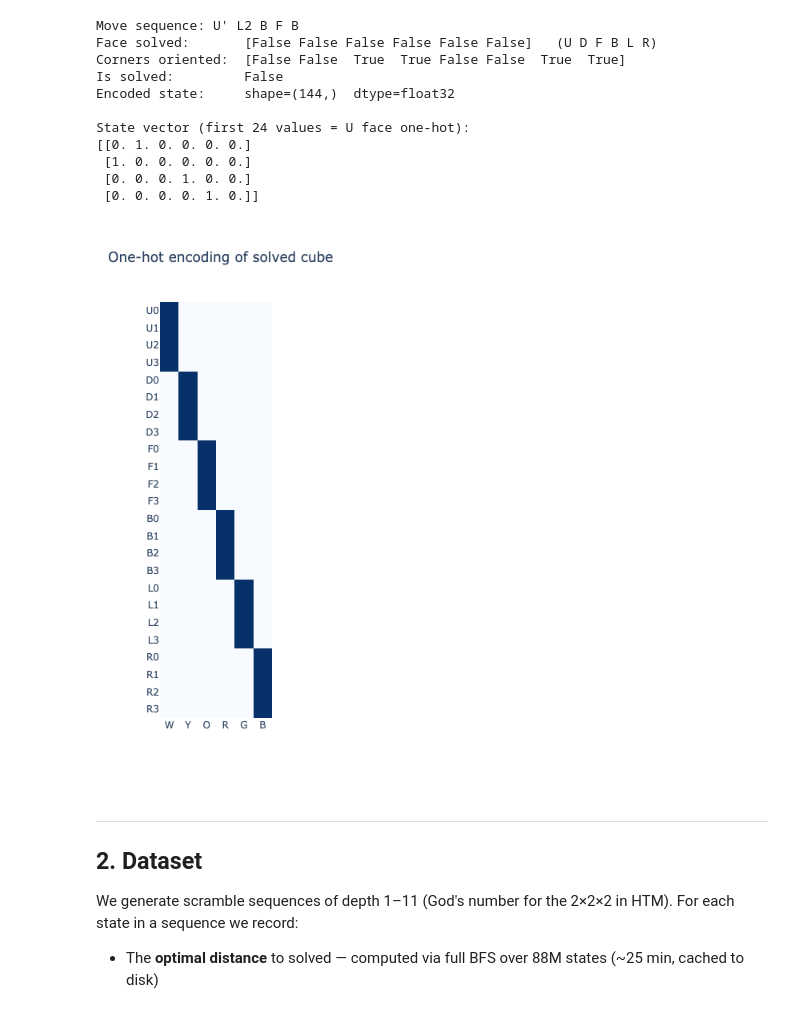
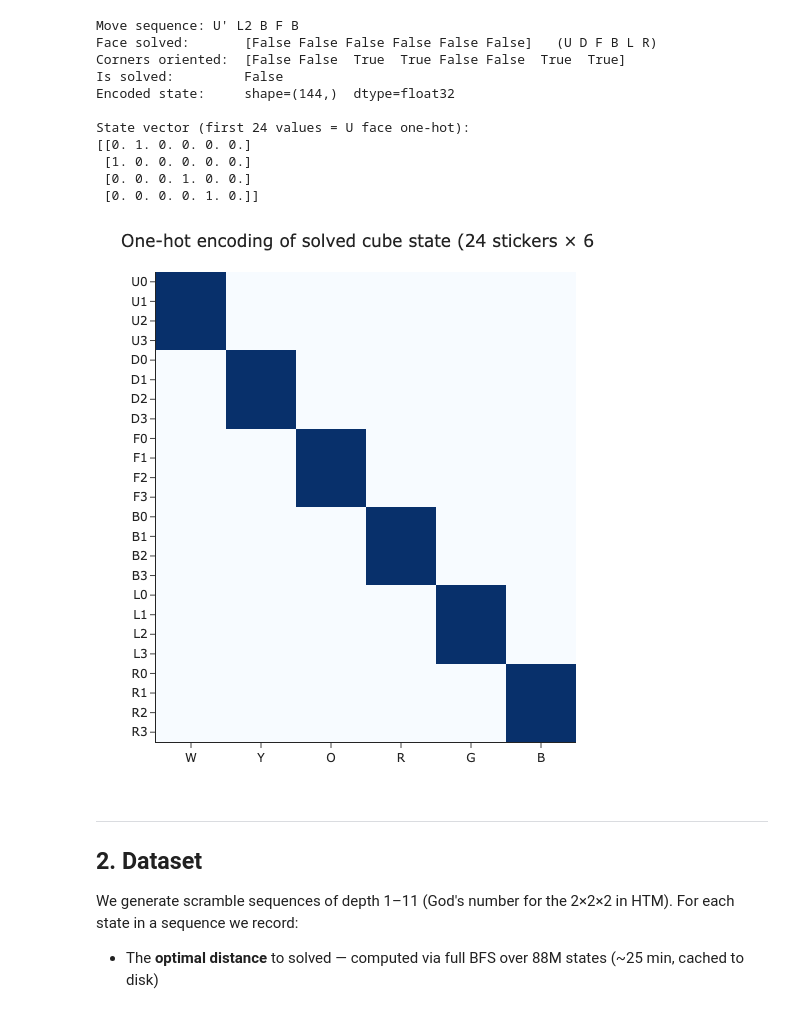
Before and after one commit to cole-mcguire/cube-interpretability, a Jupyter notebook: walkthrough.ipynb, the cells around one changed output. Saved outputs shown, nothing was run; the diff lists cells and outputs as text; code cells hidden in the pictures.

Commit message:
Improve notebook plot styling: white template, consistent sizing, better margins

```diff
--- a/walkthrough.ipynb
+++ b/walkthrough.ipynb
@@ -34,8 +34,9 @@ from cube import Cube, MOVE_NAMES, NUM_MOVES, STATE_DIM
 from dataset import load_split
 from model import load_model
 
-# Render Plotly as static PNG so figures display on GitHub
+# Static PNG for GitHub rendering; clean white template
 pio.renderers.default = "png"
+pio.templates.default = "simple_white"
 
 device = torch.device('mps') if torch.backends.mps.is_available() else \
          torch.device('cuda') if torch.cuda.is_available() else \
@@ -78,23 +79,24 @@ State vector (first 24 values = U face one-hot):
 # %%
 # Visualise the one-hot structure for the solved cube
 solved_enc = Cube().encode().reshape(24, 6)
 FACE_NAMES = ['U','D','F','B','L','R']
 COLOR_NAMES = ['W','Y','O','R','G','B']
 
 fig = go.Figure(go.Heatmap(
     z=solved_enc,
     x=COLOR_NAMES,
     y=[f'{FACE_NAMES[i//4]}{i%4}' for i in range(24)],
     colorscale='Blues', showscale=False,
 ))
 fig.update_layout(
     title='One-hot encoding of solved cube state (24 stickers × 6 colors)',
-    height=700, width=300,
+    width=500, height=560,
     yaxis=dict(autorange='reversed'),
+    margin=dict(l=60, r=20, t=50, b=40),
 )
 fig.show()
 # %% [output]
-[figure, old version]
+[figure, new version]
 # %% [markdown]
 ---
 ## 2. Dataset
```
Also changed, not shown: parts of 8 cells of this notebook.
